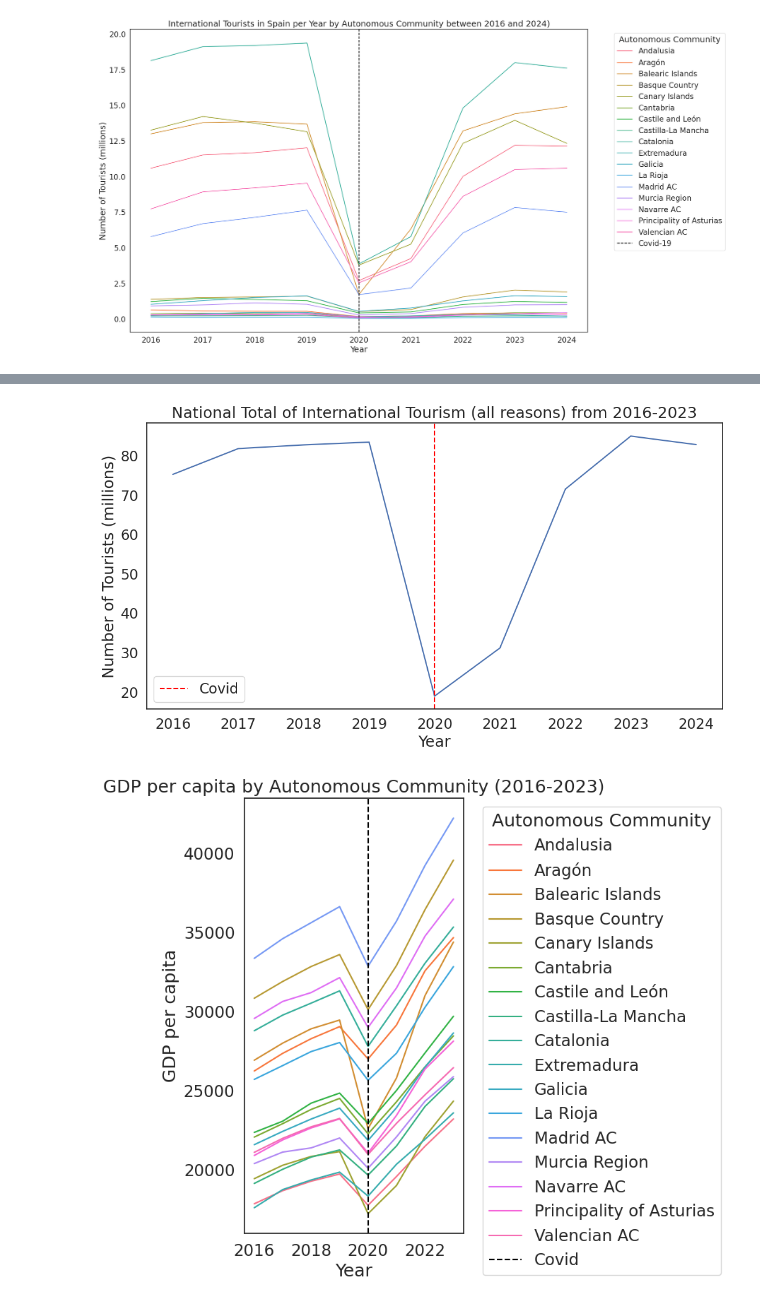
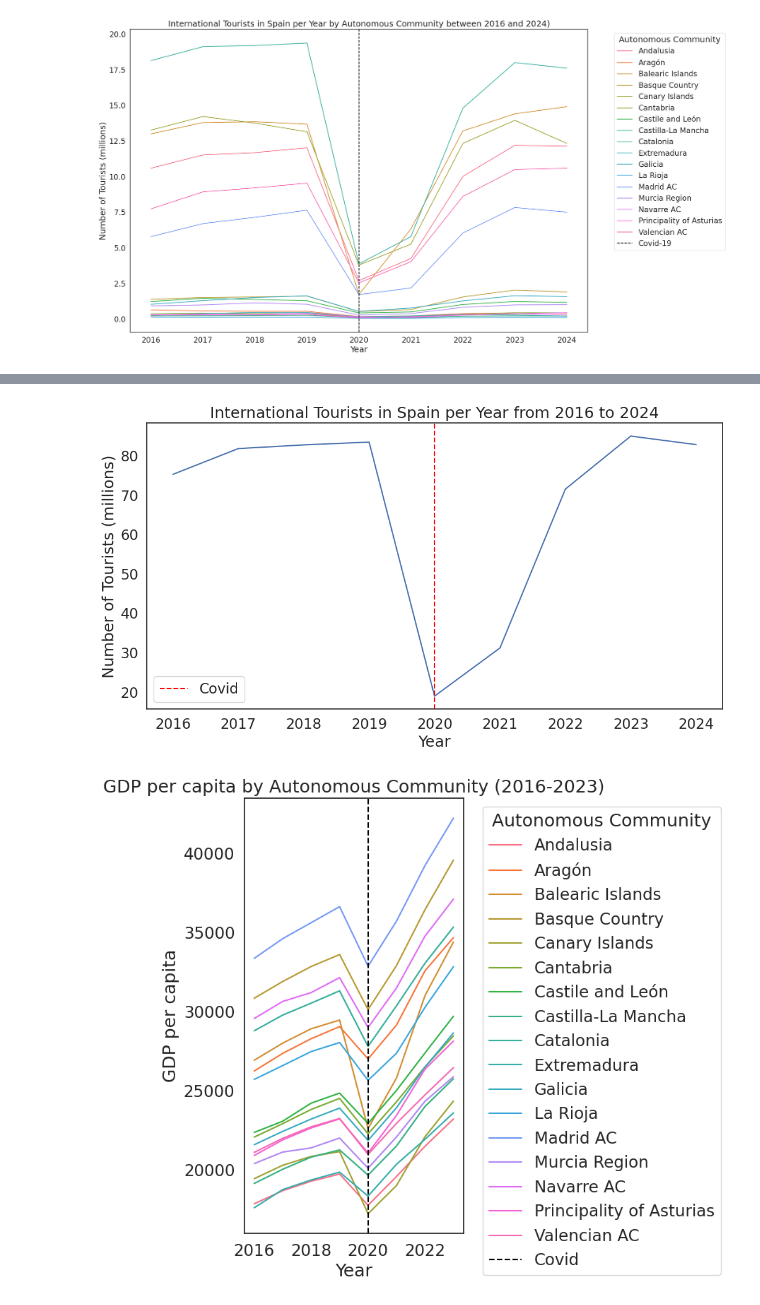
Before and after one commit to haruhiysd/QM-Group-Project, a Jupyter notebook: time_series_analysis_tourism.ipynb, the cells around one changed output, grey strips where cells are left out. Cells and saved outputs as stored; diff of their text form; code cells hidden in the pictures.

```diff
--- a/time_series_analysis_tourism.ipynb
+++ b/time_series_analysis_tourism.ipynb
@@ -153,24 +153,24 @@ Name: International Tourists (all) (millions), dtype: float64
 # %%
 pylab.rcParams['figure.figsize'] = (12, 6)
 
 sns.lineplot(data=df_fully_filtered[df_fully_filtered['Autonomous Community'] == 'National Total'], x='Year', y='International Tourists (all) (millions)')
 
 # Customize the plot
-plt.title('National Total of International Tourism (all reasons) from 2016-2023')
+plt.title('International Tourists in Spain per Year from 2016 to 2024')
 plt.xlabel('Year')
 plt.ylabel('Number of Tourists (millions)')
 
 # Highlight Covid
 plt.axvline(x=2020,color='red',linestyle='dashed', label='Covid')
 
 plt.legend()
 #plt.figure(figsize=(10, 10))
 
 
 # Display the plot
 plt.show()
 # %% [output]
-[figure, old version]
+[figure, new version]
 # %%
 pylab.rcParams['figure.figsize'] = (4, 8)
 
```
